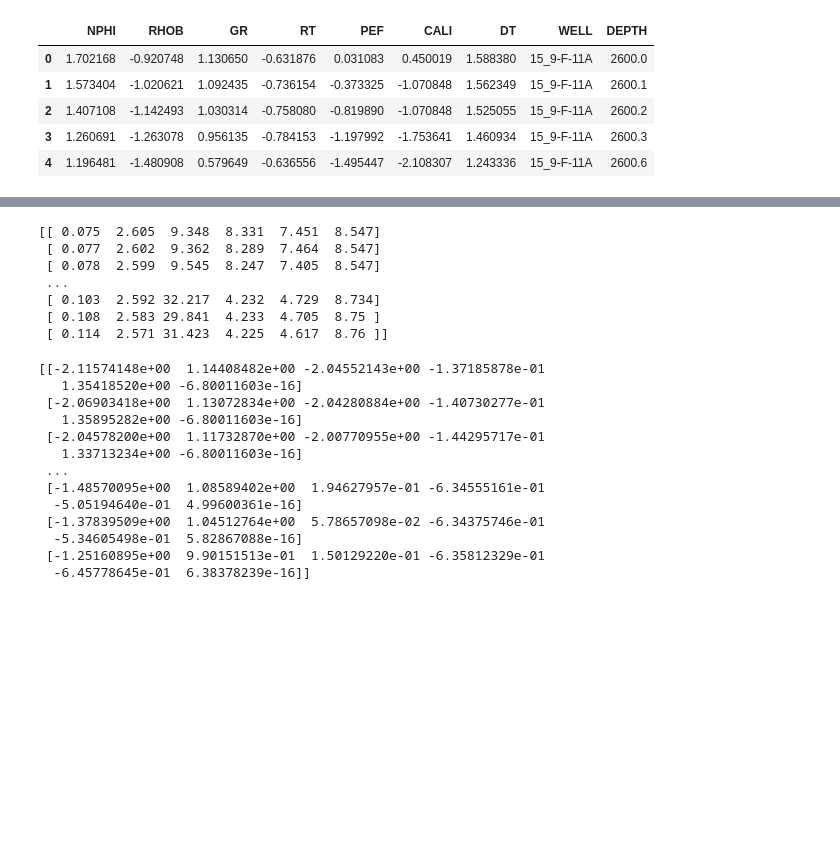
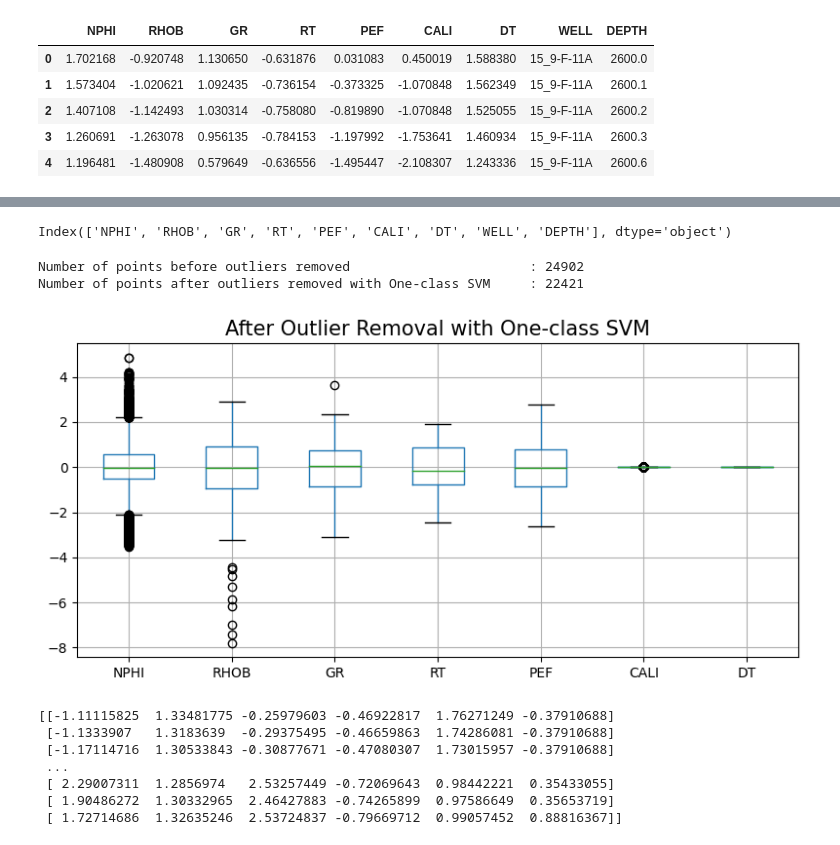
Before and after one commit to jtkhair/volve-machine-learning, a Jupyter notebook: notebook/volve_p_sonic_prediction_nn.ipynb, the cells around one changed output, grey strips where cells are left out. Cells and saved outputs as stored; diff of their text form; code cells hidden in the pictures; blank space fills up the shorter version.

```diff
--- a/notebook/volve_p_sonic_prediction_nn.ipynb
+++ b/notebook/volve_p_sonic_prediction_nn.ipynb
@@ -245,0 +254,8 @@ pickle.dump(model, open('/home/se760/Training/volve-machine-learning/model/best_
+# %%
+# Preprocess test dataset, remove outlier from well_pred
+
+well_pred=pd.read_csv('/home/se760/Training/volve-machine-learning/output/well_pred.csv')
+
+well_pred_2 = well_pred.drop(['WELL', 'DEPTH'], axis=1)
+
+well_pred_norm = scaler.fit_transform(well_pred_2)
@@ -246,2 +298,26 @@ pickle.dump(model, open('/home/se760/Training/volve-machine-learning/model/best_
+# %%
+colnames = well_pred.columns
+only_feature = ['NPHI', 'RHOB', 'GR', 'RT', 'PEF', 'CALI'] # only feature column names
+only_target = 'DT' # only target column names
+feature_target = np.append(only_feature, only_target) # feature and target column names
+
+colnames
+# %% [output]
+Index(['NPHI', 'RHOB', 'GR', 'RT', 'PEF', 'CALI', 'DT', 'WELL', 'DEPTH'], dtype='object')
+# %%
+print('Number of points before outliers removed                       :', len(well_pred_norm))
+print('Number of points after outliers removed with One-class SVM     :', len(well_pred_norm_svm))
+
+plt.figure(figsize=(8,4))
+
+well_pred_norm_svm[feature_target].boxplot()
+plt.title('After Outlier Removal with One-class SVM', size=15)
+
+plt.tight_layout()
+plt.show()
+# %% [output]
+Number of points before outliers removed                       : 24902
+Number of points after outliers removed with One-class SVM     : 22421
+[figure, added]
 # %%
 # Define the test data
@@ -271,16 +347,6 @@ for i in range(len(names_pred)):
 # for each well 2 and 5
 X_test2, X_test5 = X_test
 depth2, depth5 = depths
-# %%
-print(X_test2)
-# %% [output]
-[[ 0.075  2.605  9.348  8.331  7.451  8.547]
- [ 0.077  2.602  9.362  8.289  7.464  8.547]
- [ 0.078  2.599  9.545  8.247  7.405  8.547]
- ...
- [ 0.103  2.592 32.217  4.232  4.729  8.734]
- [ 0.108  2.583 29.841  4.233  4.705  8.75 ]
- [ 0.114  2.571 31.423  4.225  4.617  8.76 ]]
 # %%
 # Normalize X_test of well 2 and 5
 X_test2 = scaler.fit_transform(X_test2)
@@ -299,18 +365,12 @@ scaler.fit(y.reshape(-1,1))
 y_pred2 = scaler.inverse_transform(y_pred2.reshape(-1,1))
 y_pred5 = scaler.inverse_transform(y_pred5.reshape(-1,1))
 # %%
-print(X_test2)
+print(X_test5)
 # %% [output]
-[[-2.11574148e+00  1.14408482e+00 -2.04552143e+00 -1.37185878e-01
-   1.35418520e+00 -6.80011603e-16]
- [-2.06903418e+00  1.13072834e+00 -2.04280884e+00 -1.40730277e-01
-   1.35895282e+00 -6.80011603e-16]
- [-2.04578200e+00  1.11732870e+00 -2.00770955e+00 -1.44295717e-01
-   1.33713234e+00 -6.80011603e-16]
+[[-1.11115825  1.33481775 -0.25979603 -0.46922817  1.76271249 -0.37910688]
+ [-1.1333907   1.3183639  -0.29375495 -0.46659863  1.74286081 -0.37910688]
+ [-1.17114716  1.30533843 -0.30877671 -0.47080307  1.73015957 -0.37910688]
  ...
- [-1.48570095e+00  1.08589402e+00  1.94627957e-01 -6.34555161e-01
-  -5.05194640e-01  4.99600361e-16]
- [-1.37839509e+00  1.04512764e+00  5.78657098e-02 -6.34375746e-01
-  -5.34605498e-01  5.82867088e-16]
- [-1.25160895e+00  9.90151513e-01  1.50129220e-01 -6.35812329e-01
-  -6.45778645e-01  6.38378239e-16]]
+ [ 2.29007311  1.2856974   2.53257449 -0.72069643  0.98442221  0.35433055]
+ [ 1.90486272  1.30332965  2.46427883 -0.74265899  0.97586649  0.35653719]
+ [ 1.72714686  1.32635246  2.53724837 -0.79669712  0.99057452  0.88816367]]
```
Also changed, not shown: parts of 19 cells of this notebook, 4 other files.
